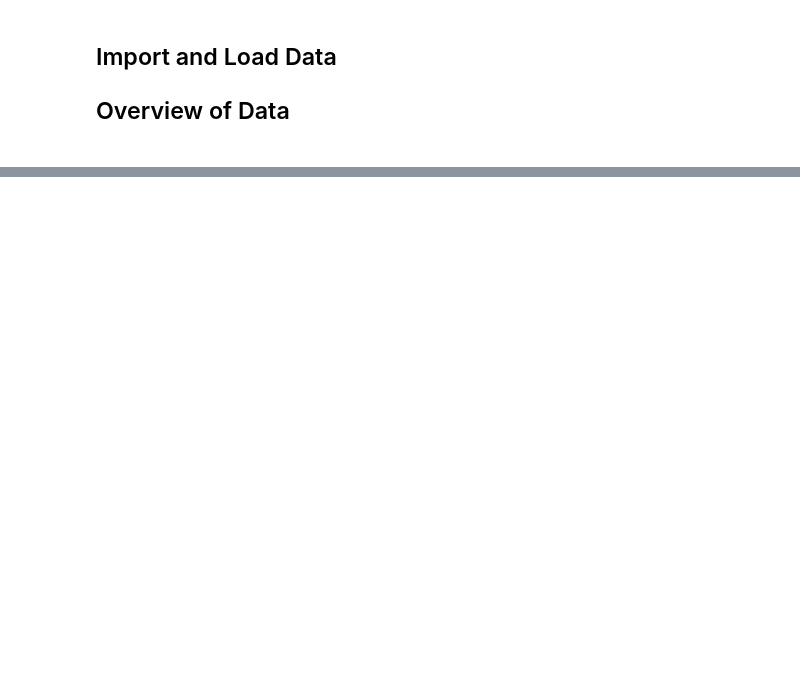
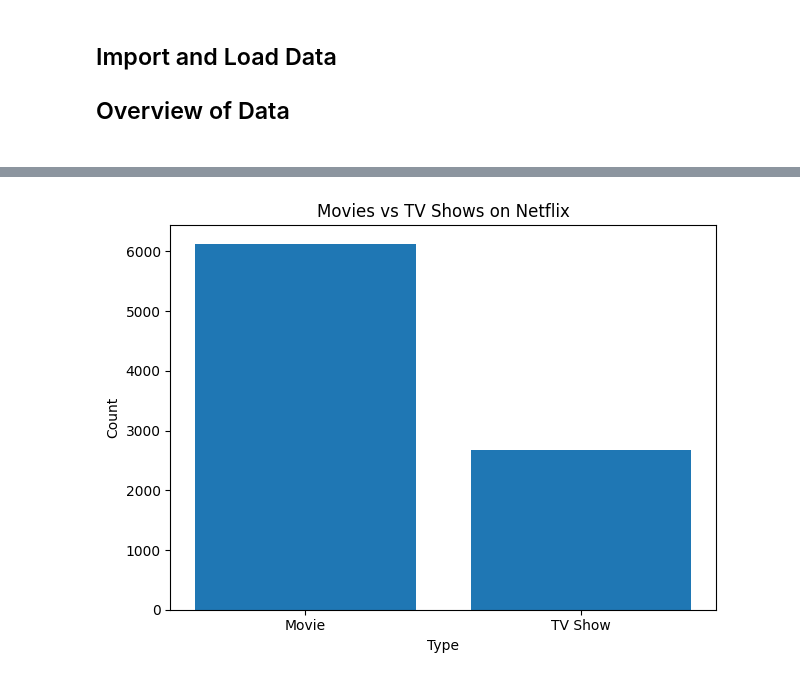
Before and after one commit to joseferur/Exploratory-Data-Analysis, a Jupyter notebook: Netflix-Content-Analysis/Netflix-Content-Analysis.ipynb, the cells around one changed output, grey strips where cells are left out. Saved outputs shown, nothing was run; the diff lists cells and outputs as text; code cells hidden in the pictures; blank space fills up the shorter version.

```diff
--- a/Netflix-Content-Analysis/Netflix-Content-Analysis.ipynb
+++ b/Netflix-Content-Analysis/Netflix-Content-Analysis.ipynb
@@ -46,0 +18,6 @@ dtype: int64
+# %%
+df.info()
+df.describe(include='all')
+df.isnull().sum()
+# Convert date_added to datetime
+df["date_added"] = pd.to_datetime(df["date_added"].str.strip(),errors='coerce')
@@ -46,0 +47,12 @@ dtype: int64
+# %%
+type_counts = df["type"].value_counts()
+
+plt.figure()
+plt.bar(type_counts.index, type_counts.values)
+plt.title("Movies vs TV Shows on Netflix")
+plt.xlabel('Type')
+plt.ylabel('Count')
+plt.tight_layout()
+plt.show()
+# %% [output]
+[figure, added]
```
Also changed, not shown: parts of 11 cells of this notebook, 1 other file.
